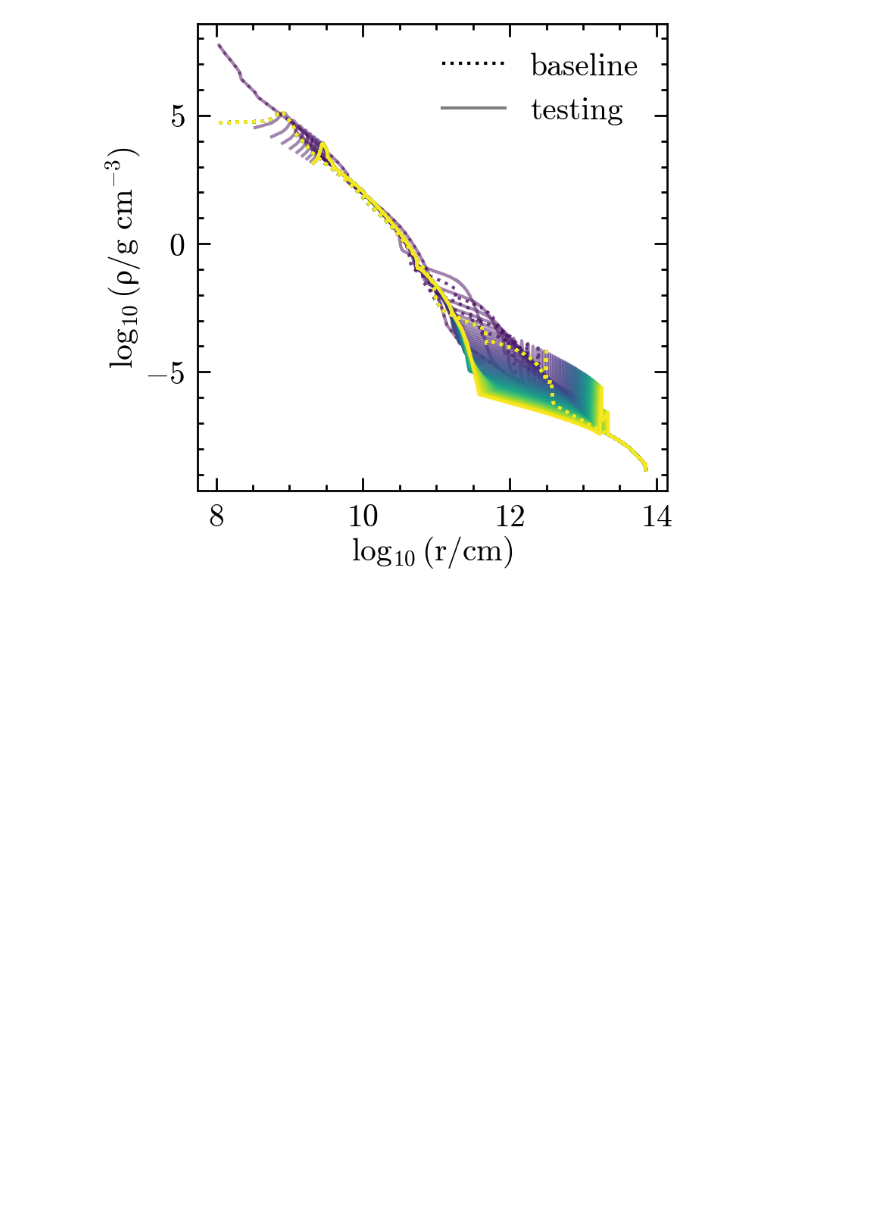
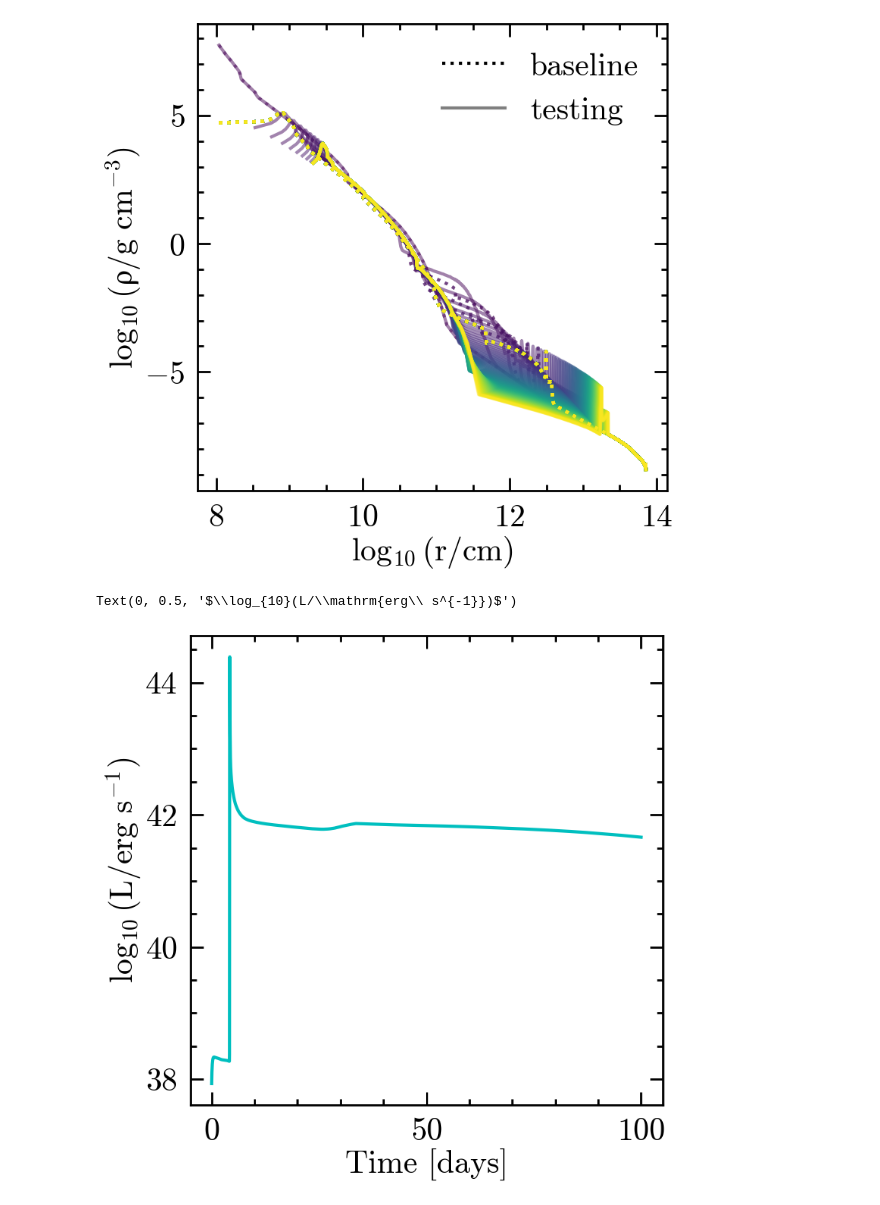
Before and after one commit to mathren/SNEC, a Jupyter notebook: scripts/dev_SNEC.ipynb, the cells around one changed output. Saved outputs shown, nothing was run; the diff lists cells and outputs as text; code cells hidden in the pictures; blank space fills up the shorter version.

```diff
--- a/scripts/dev_SNEC.ipynb
+++ b/scripts/dev_SNEC.ipynb
@@ -224,3 +210,34 @@ ax.set_xlabel(r"$\log_{10}(r/\mathrm{cm})$")
 # %% [output]
 Text(0.5, 0, '$\\log_{10}(r/\\mathrm{cm})$')
 [figure]
+# %%
+# light curve?
+def plot_LC(folder, ax=None, **kwargs):
+    obs_lum = folder+'lum_observed.dat'
+    src = np.genfromtxt(obs_lum)
+    t = src[:, 0] * u.s
+    L = src[:,1] * u.erg/u.s
+    if not ax:
+        fig = plt.figure()
+        gs = gridspec.GridSpec(150, 100)
+        ax = fig.add_subplot(gs[:, :])
+    #ax.scatter(t.to(u.d), np.log10(L.value), **kwargs)
+    ax.plot(t.to(u.d), np.log10(L.value), **kwargs)
+
+
+fig = plt.figure()
+gs = gridspec.GridSpec(150, 100)
+ax = fig.add_subplot(gs[:, :])
+
+plot_LC(new_baseline, ax=ax, c='c', lw=3)
+# plot_LC(bomb_negative, ax=ax, c='b', lw=3)
+# plot_LC(bomb0, ax=ax, c='r', lw=5)
+# plot_LC(bomb48, ax=ax, c='g', lw=7)
+# plot_LC(fallback1, ax=ax, c='y', lw=9)
+
+
+ax.set_xlabel(r"Time [days]")
+ax.set_ylabel(r"$\log_{10}(L/\mathrm{erg\ s^{-1}})$")
+# %% [output]
+Text(0, 0.5, '$\\log_{10}(L/\\mathrm{erg\\ s^{-1}})$')
+[figure, added]
```
Also changed, not shown: parts of 8 cells of this notebook, 4 other files.
